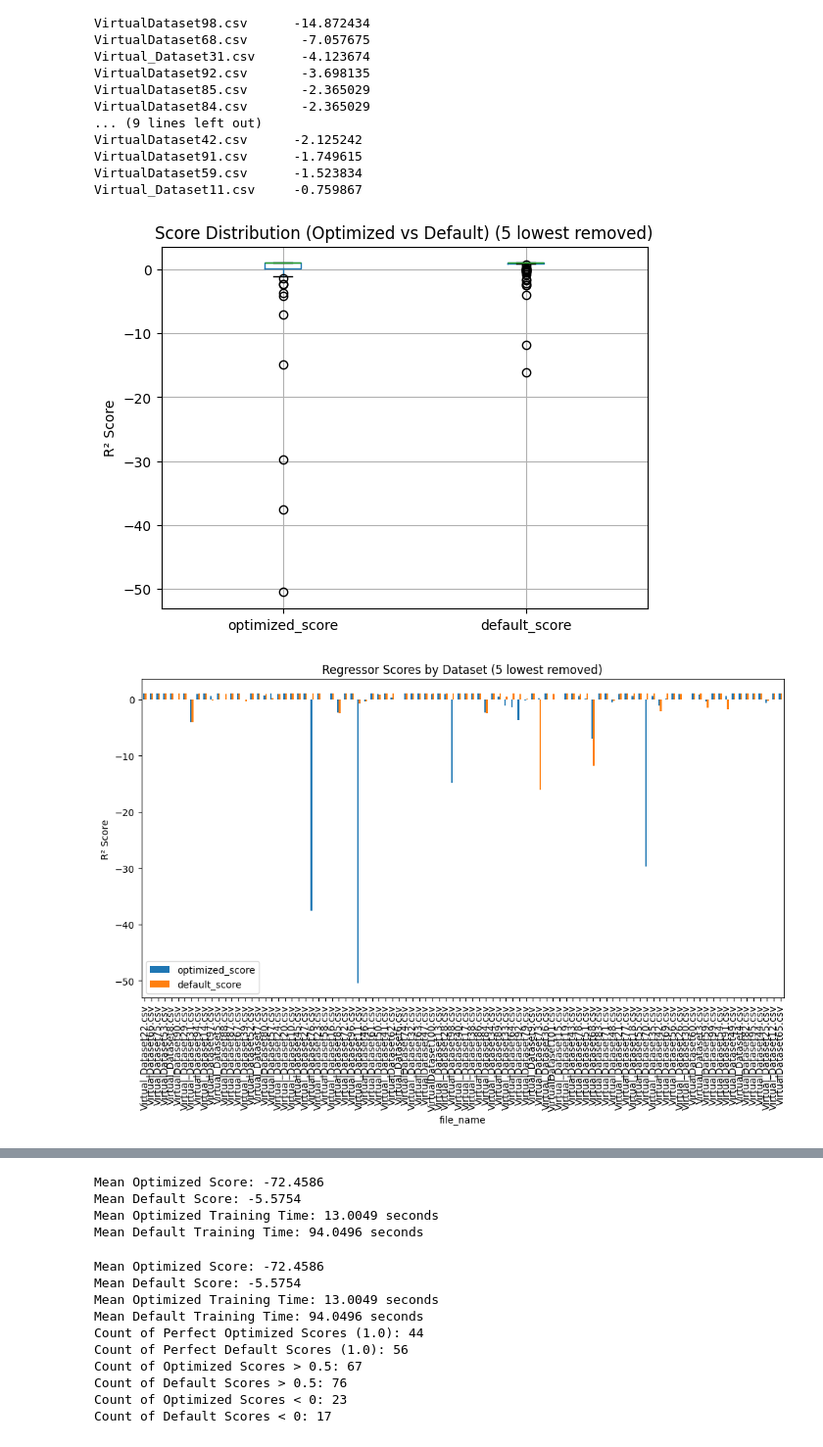
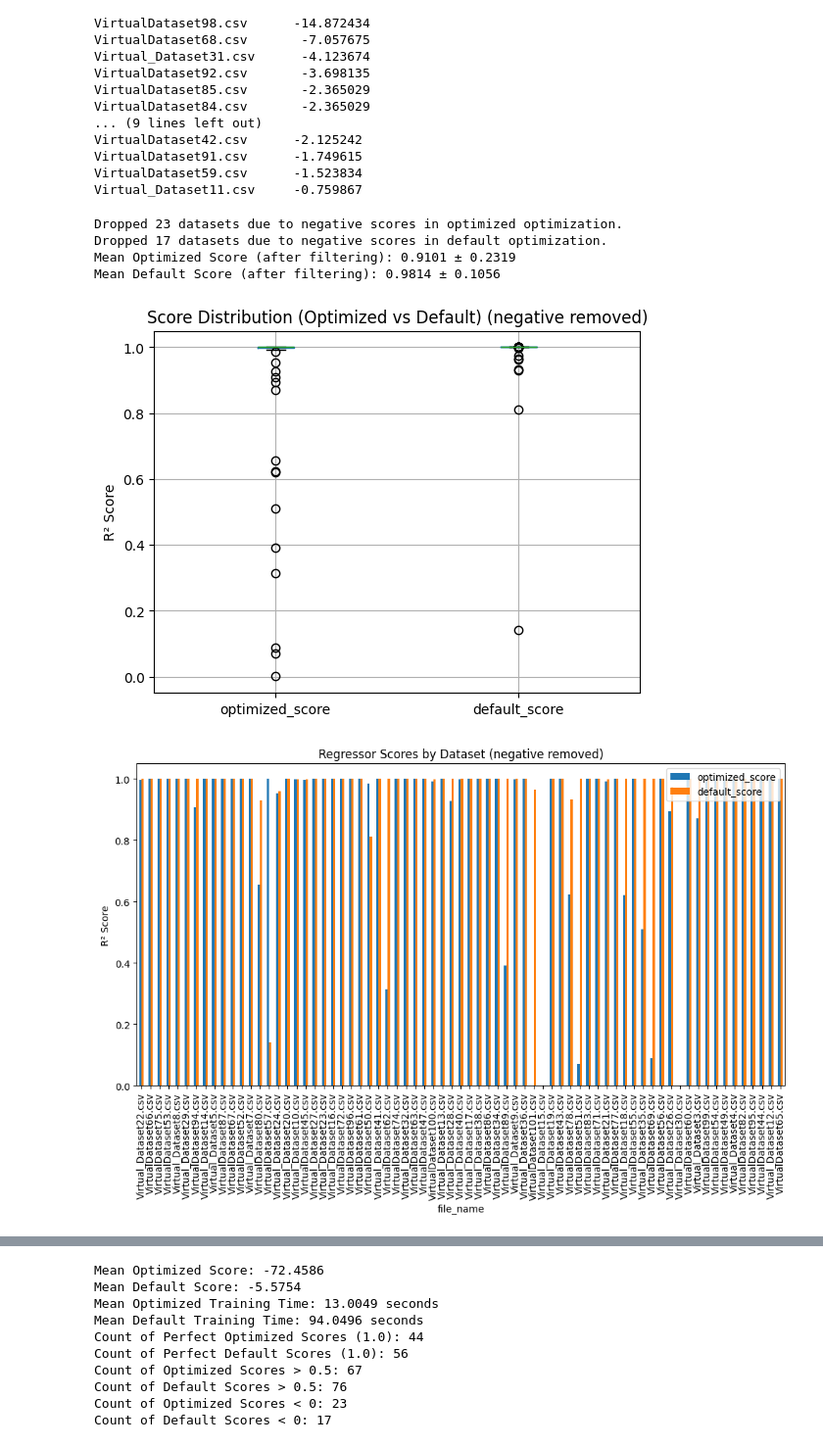
Before and after one commit to fideliusmanstein/gplearn, a Jupyter notebook: benchmark.ipynb, the cells around one changed output, grey strips where cells are left out. Shown at 98% size. Cells and saved outputs as stored; diff of their text form; code cells hidden in the pictures.

Commit message:
better filtering for benchmarks

```diff
--- a/benchmark.ipynb
+++ b/benchmark.ipynb
@@ -138,6 +138,8 @@ VirtualDataset65.csv        1.000000
 # save big_df to csv
 hyper_big_df.to_csv("hyer_regression_comparison_results.csv")
 # %%
+hyper_big_df = pd.read_csv("hyer_regression_comparison_results.csv", index_col="file_name")
+
 # Visualization
 hyper_big_df[["optimized_score", "default_score"]].plot(
     kind="bar", figsize=(12,6), title="Regressor Scores by Dataset"
@@ -228,45 +230,21 @@ Virtual_Dataset11.csv     -0.759867
 
 import matplotlib.pyplot as plt
 
-# # Scatter plot to compare scores
-# plt.figure(figsize=(8,6))
-# plt.scatter(big_df['optimized_score'], big_df['default_score'], alpha=0.7)
-# plt.xlabel('Optimized Score')
-# plt.ylabel('Default Score')
-# plt.title('Optimized vs Default Scores')
-# plt.grid(True)
-# plt.show()
-
-# # Scatter plot to compare times
-# plt.figure(figsize=(8,6))
-# plt.scatter(big_df['optimized_time'], big_df['default_time'], alpha=0.7, color='orange')
-# plt.xlabel('Optimized Time (s)')
-# plt.ylabel('Default Time (s)')
-# plt.title('Optimized vs Default Training Times')
-# plt.grid(True)
-# plt.show()
-
-# # Boxplot to show score distributions and highlight outliers
-# plt.figure(figsize=(10,6))
-# big_df[['optimized_score', 'default_score']].boxplot()
-# plt.title('Score Distribution (Optimized vs Default)')
-# plt.ylabel('R² Score')
-# plt.show()
-
-# # Boxplot for training times
-# plt.figure(figsize=(10,6))
-# big_df[['optimized_time', 'default_time']].boxplot()
-# plt.title('Training Time Distribution (Optimized vs Default)')
-# plt.ylabel('Time (seconds)')
-# plt.show()
-
-# Remove the 5 lowest scores from both optimized and default, avoiding duplicate drops
-indices_to_drop = set(optimized_scores.nsmallest(1).index) | set(default_scores.nsmallest(1).index)
+# Remove the negative scores from both optimized and default, avoiding duplicate drops
+indices_to_drop = set(optimized_scores[optimized_scores < 0].index) | set(default_scores[default_scores < 0].index)
 filtered_df = hyper_big_df.drop(index=indices_to_drop)
 
-# Example: boxplot without the 5 lowest scores
+# show how many were dropped per type of score
+print(f"Dropped {(optimized_scores < 0).sum()} datasets due to negative scores in optimized optimization.")
+print(f"Dropped {(default_scores < 0).sum()} datasets due to negative scores in default optimization.")
+
+# show the mean scores and standart deviation after filtering
+print(f"Mean Optimized Score (after filtering): {filtered_df['optimized_score'].mean():.4f} ± {filtered_df['optimized_score'].std():.4f}")
+print(f"Mean Default Score (after filtering): {filtered_df['default_score'].mean():.4f} ± {filtered_df['default_score'].std():.4f}")
+
+# Example: boxplot without the negative scores
 filtered_df[['optimized_score', 'default_score']].boxplot()
-plt.title('Score Distribution (Optimized vs Default) (5 lowest removed)')
+plt.title('Score Distribution (Optimized vs Default) (negative removed)')
 plt.ylabel('R² Score')
 plt.show()
 
@@ -274,49 +252,53 @@ plt.show()
 
 # Bar plot for scores
 filtered_df[['optimized_score', 'default_score']].plot(
-    kind="bar", figsize=(12,6), title="Regressor Scores by Dataset (5 lowest removed)"
+    kind="bar", figsize=(12,6), title="Regressor Scores by Dataset (negative removed)"
 )
 plt.ylabel("R² Score")
 plt.show()
 
 # Bar plot for training times
 filtered_df[['optimized_time', 'default_time']].plot(
-    kind="bar", figsize=(12,6), title="Regressor Training Time by Dataset (5 lowest removed)"
+    kind="bar", figsize=(12,6), title="Regressor Training Time by Dataset (negative removed)"
 )
 plt.ylabel("Time (seconds)")
 plt.show()
 
 # Scatter plot to compare scores
 plt.figure(figsize=(8,6))
 plt.scatter(filtered_df['optimized_score'], filtered_df['default_score'], alpha=0.7)
 plt.xlabel('Optimized Score')
 plt.ylabel('Default Score')
-plt.title('Optimized vs Default Scores (5 lowest removed)')
+plt.title('Optimized vs Default Scores (negative removed)')
 plt.grid(True)
 plt.show()
 
 # Scatter plot to compare times
 plt.figure(figsize=(8,6))
 plt.scatter(filtered_df['optimized_time'], filtered_df['default_time'], alpha=0.7, color='orange')
 plt.xlabel('Optimized Time (s)')
 plt.ylabel('Default Time (s)')
-plt.title('Optimized vs Default Training Times (5 lowest removed)')
+plt.title('Optimized vs Default Training Times (negative removed)')
 plt.grid(True)
 plt.show()
 
 # Boxplot for scores
 plt.figure(figsize=(10,6))
 filtered_df[['optimized_score', 'default_score']].boxplot()
-plt.title('Score Distribution (Optimized vs Default) (5 lowest removed)')
+plt.title('Score Distribution (Optimized vs Default) (negative removed)')
 plt.ylabel('R² Score')
 plt.show()
 
 # Boxplot for training times
 plt.figure(figsize=(10,6))
 filtered_df[['optimized_time', 'default_time']].boxplot()
-plt.title('Training Time Distribution (Optimized vs Default) (5 lowest removed)')
+plt.title('Training Time Distribution (Optimized vs Default) (negative removed)')
 plt.ylabel('Time (seconds)')
 plt.show()
 # %% [output]
+Dropped 23 datasets due to negative scores in optimized optimization.
+Dropped 17 datasets due to negative scores in default optimization.
+Mean Optimized Score (after filtering): 0.9101 ± 0.2319
+Mean Default Score (after filtering): 0.9814 ± 0.1056
-[figure, old version]
+[figure, new version]
-[figure, old version]
+[figure, new version]
@@ -328,7 +310,3 @@ plt.show()
-Mean Optimized Score: -72.4586
-Mean Default Score: -5.5754
-Mean Optimized Training Time: 13.0049 seconds
-Mean Default Training Time: 94.0496 seconds
 # %%
 # mean scores and times
 mean_optimized_score = optimized_scores.mean()
```
Also changed, not shown: parts of 2 cells of this notebook.
